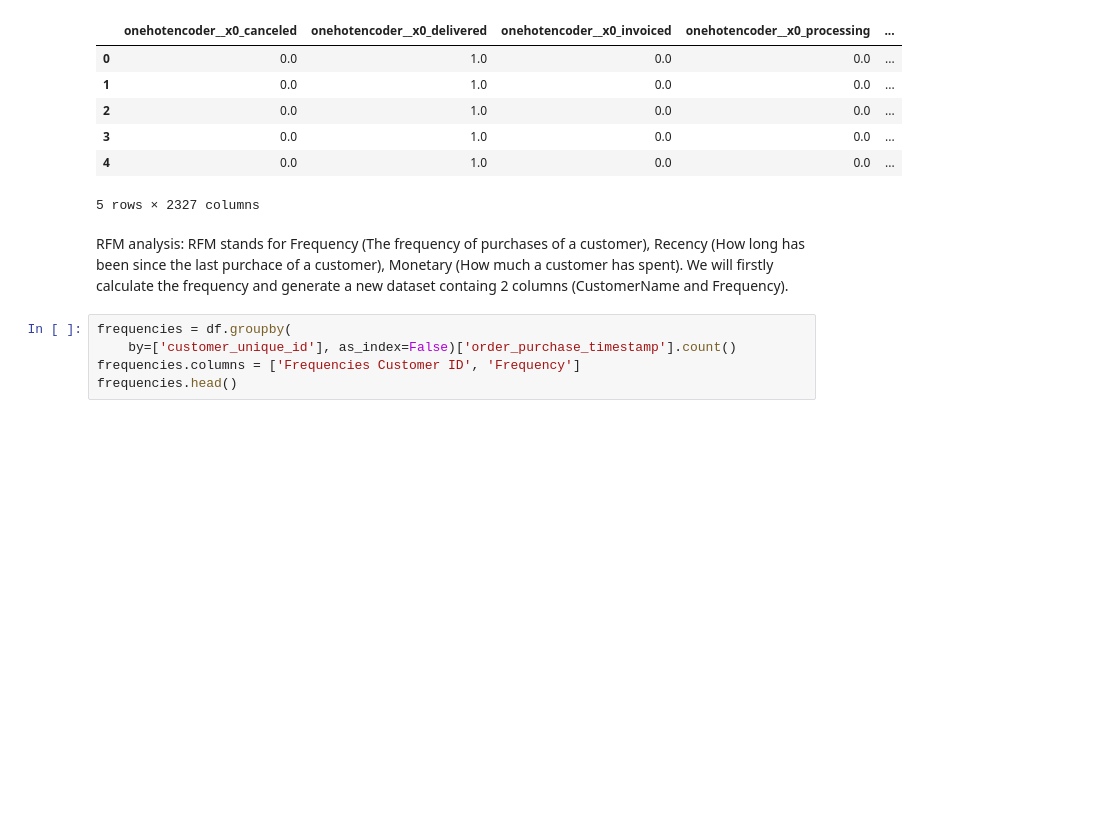
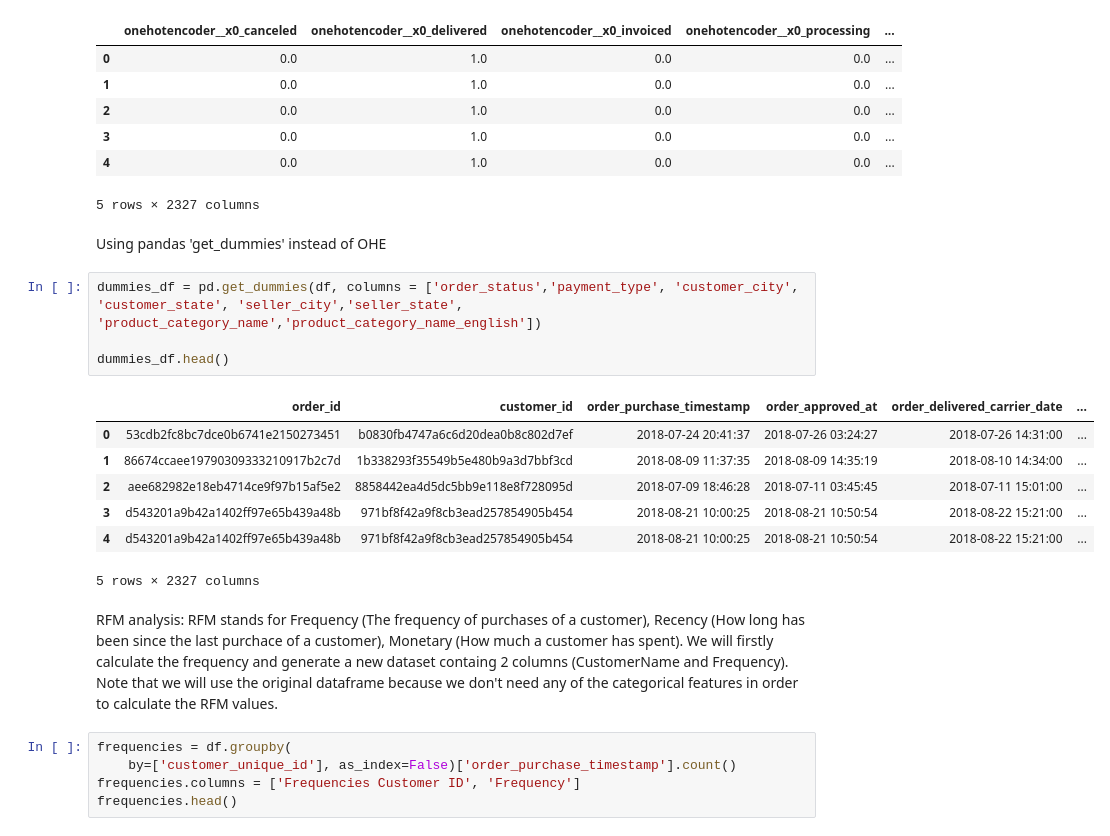
Before and after one commit to Matcar02/AI-ML-Customer-segmentation, a Jupyter notebook: ProjectAI.ipynb, the cells around one changed output. Saved outputs shown, nothing was run; the diff lists cells and outputs as text; blank space fills up the shorter version.

Commit message:
Get_dummies
Implementato il get_dummies e cambiati i nomi di alcune variabili.

```diff
--- a/ProjectAI.ipynb
+++ b/ProjectAI.ipynb
@@ -68,8 +68,22 @@ encoded_df.head()
 | 3 | 0.0 | 1.0 | 0.0 | 0.0 | ... |
 | 4 | 0.0 | 1.0 | 0.0 | 0.0 | ... |
 5 rows × 2327 columns
+# %% [markdown]
+Using pandas 'get_dummies' instead of OHE
+# %%
+dummies_df = pd.get_dummies(df, columns = ['order_status','payment_type', 'customer_city', 'customer_state', 'seller_city','seller_state', 'product_category_name','product_category_name_english'])
+
+dummies_df.head()
+# %% [output]
+|  | order_id | customer_id | order_purchase_timestamp | order_approved_at | order_delivered_carrier_date | ... |
+| 0 | 53cdb2fc8bc7dce0b6741e2150273451 | b0830fb4747a6c6d20dea0b8c802d7ef | 2018-07-24 20:41:37 | 2018-07-26 03:24:27 | 2018-07-26 14:31:00 | ... |
+| 1 | 86674ccaee19790309333210917b2c7d | 1b338293f35549b5e480b9a3d7bbf3cd | 2018-08-09 11:37:35 | 2018-08-09 14:35:19 | 2018-08-10 14:34:00 | ... |
+| 2 | aee682982e18eb4714ce9f97b15af5e2 | 8858442ea4d5dc5bb9e118e8f728095d | 2018-07-09 18:46:28 | 2018-07-11 03:45:45 | 2018-07-11 15:01:00 | ... |
+| 3 | d543201a9b42a1402ff97e65b439a48b | 971bf8f42a9f8cb3ead257854905b454 | 2018-08-21 10:00:25 | 2018-08-21 10:50:54 | 2018-08-22 15:21:00 | ... |
+| 4 | d543201a9b42a1402ff97e65b439a48b | 971bf8f42a9f8cb3ead257854905b454 | 2018-08-21 10:00:25 | 2018-08-21 10:50:54 | 2018-08-22 15:21:00 | ... |
+5 rows × 2327 columns
 # %% [markdown]
-RFM analysis: RFM stands for Frequency (The frequency of purchases of a customer), Recency (How long has been since the last purchace of a customer), Monetary (How much a customer has spent). We will firstly calculate the frequency and generate a new dataset containg 2 columns (CustomerName and Frequency).
+RFM analysis: RFM stands for Frequency (The frequency of purchases of a customer), Recency (How long has been since the last purchace of a customer), Monetary (How much a customer has spent). We will firstly calculate the frequency and generate a new dataset containg 2 columns (CustomerName and Frequency). Note that we will use the original dataframe because we don't need any of the categorical features in order to calculate the RFM values.
 # %%
 frequencies = df.groupby(
     by=['customer_unique_id'], as_index=False)['order_purchase_timestamp'].count()
```
